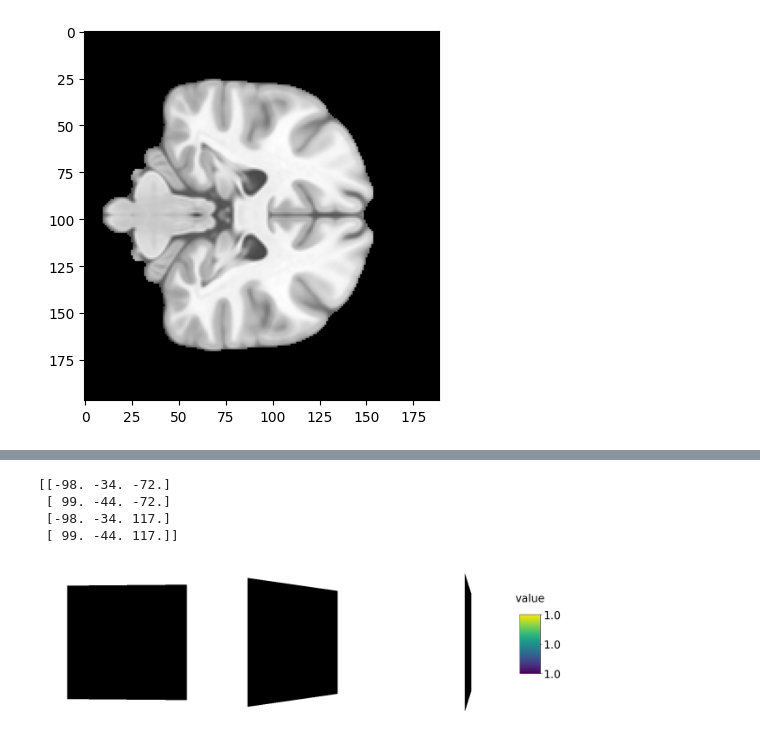
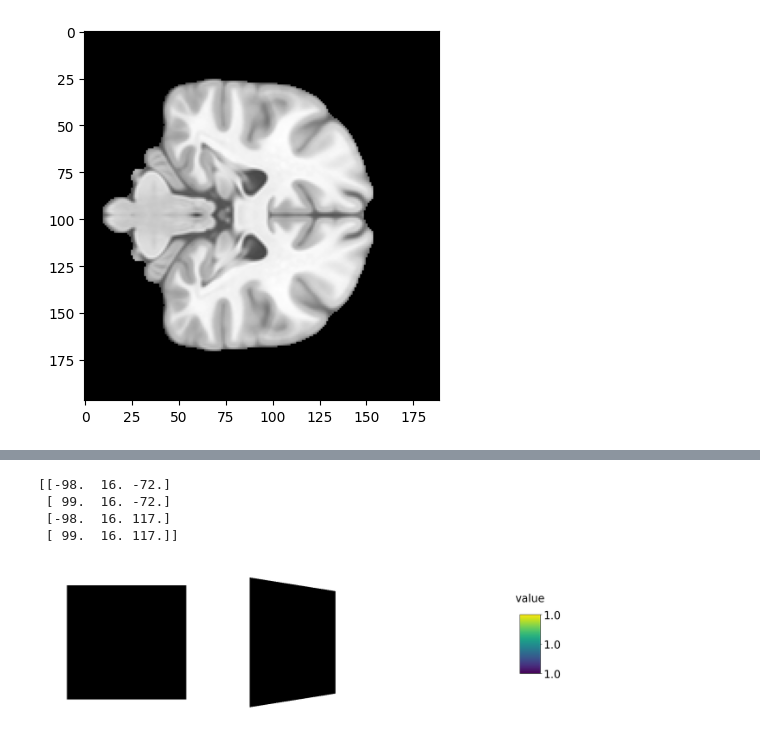
Before and after one commit to mathrip/matplotlib_surface_plotting, a Jupyter notebook: examples/plot_plane_surface.ipynb, the cells around one changed output, grey strips where cells are left out. Cells and saved outputs as stored; diff of their text form; code cells hidden in the pictures.

```diff
--- a/examples/plot_plane_surface.ipynb
+++ b/examples/plot_plane_surface.ipynb
@@ -101,35 +61,39 @@ def f(i, j, k):
    """ Return X, Y, Z coordinates for i, j, k """
    return M.dot([i, j, k]) + abc
 # %%
+### Create and plot the plane alone
 
 # create the vertices forming the plane
-y = 100
-yangle=-10
+y = 150
+yangle=0
+
+# get the image shape
+shape = brain_file.shape
 
 # define coordonates of the 4 vertices of the square plane
 v0 = f(0,y,0) # bottom left
 v1 = f(shape[0],y+yangle,0) # bottom right
 v2 = f(0,y,shape[2]) # top left
 v3 = f(shape[0],y+yangle,shape[2]) # top right
 
 vertices_plane = np.array([v0, v1, v2, v3])
 print(vertices_plane)
 
 # create the faces (triangles) forming the square plane
 f1 = [0,1,2]
 f2 = [1,3,2]
 faces_plane = np.array([f1,f2])
 
 # create the overlay for the square
 overlay_plane = np.array([1,1,1,1])
 
 # plot the plane
 plot_surf(vertices_plane, faces_plane, overlay_plane,
           rotate=[0, 45, 90]
          )
 # %% [output]
-[[-98. -34. -72.]
- [ 99. -44. -72.]
- [-98. -34. 117.]
- [ 99. -44. 117.]]
+[[-98.  16. -72.]
+ [ 99.  16. -72.]
+ [-98.  16. 117.]
+ [ 99.  16. 117.]]
-[figure, old version]
+[figure, new version]
```
Also changed, not shown: parts of 9 cells of this notebook.
